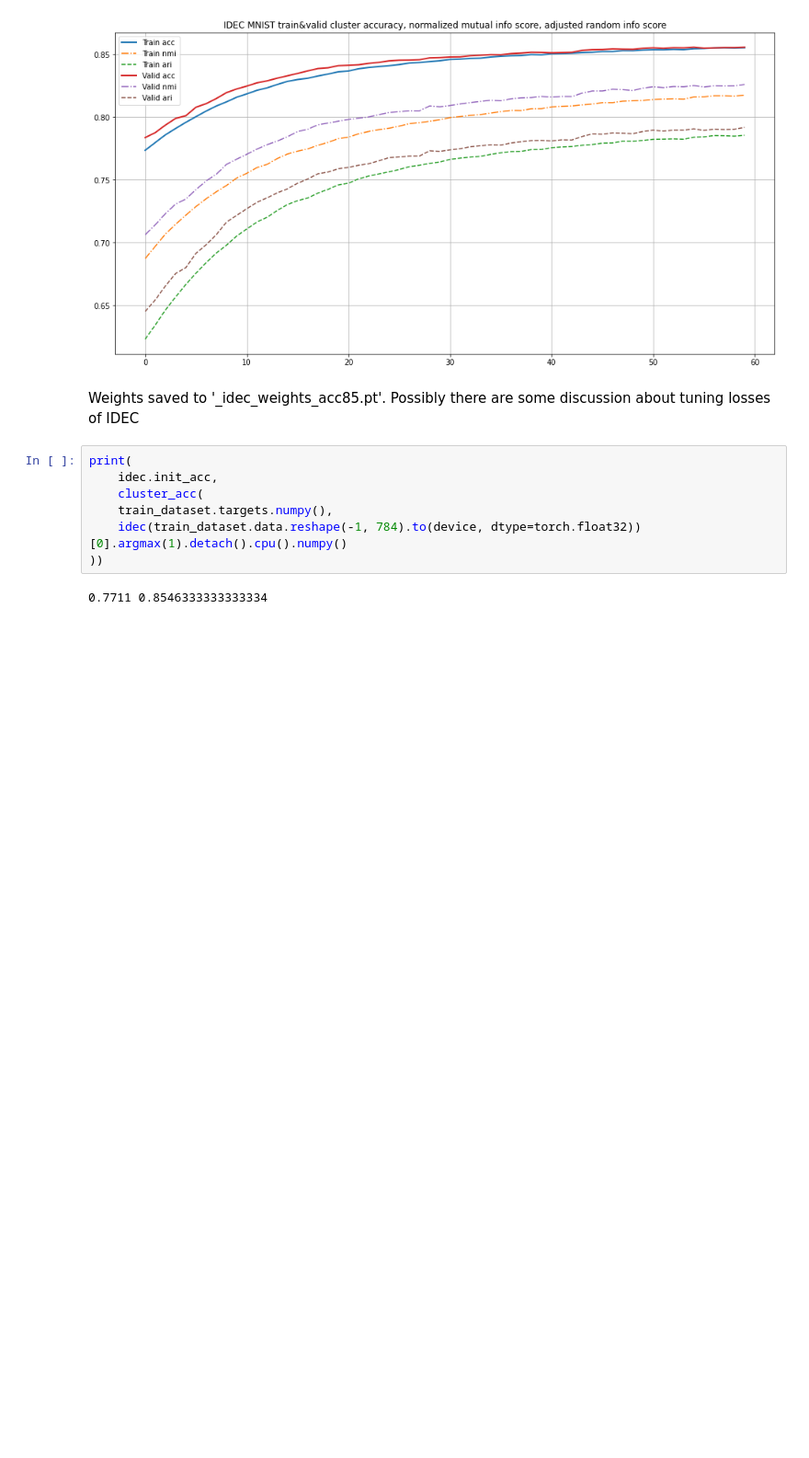
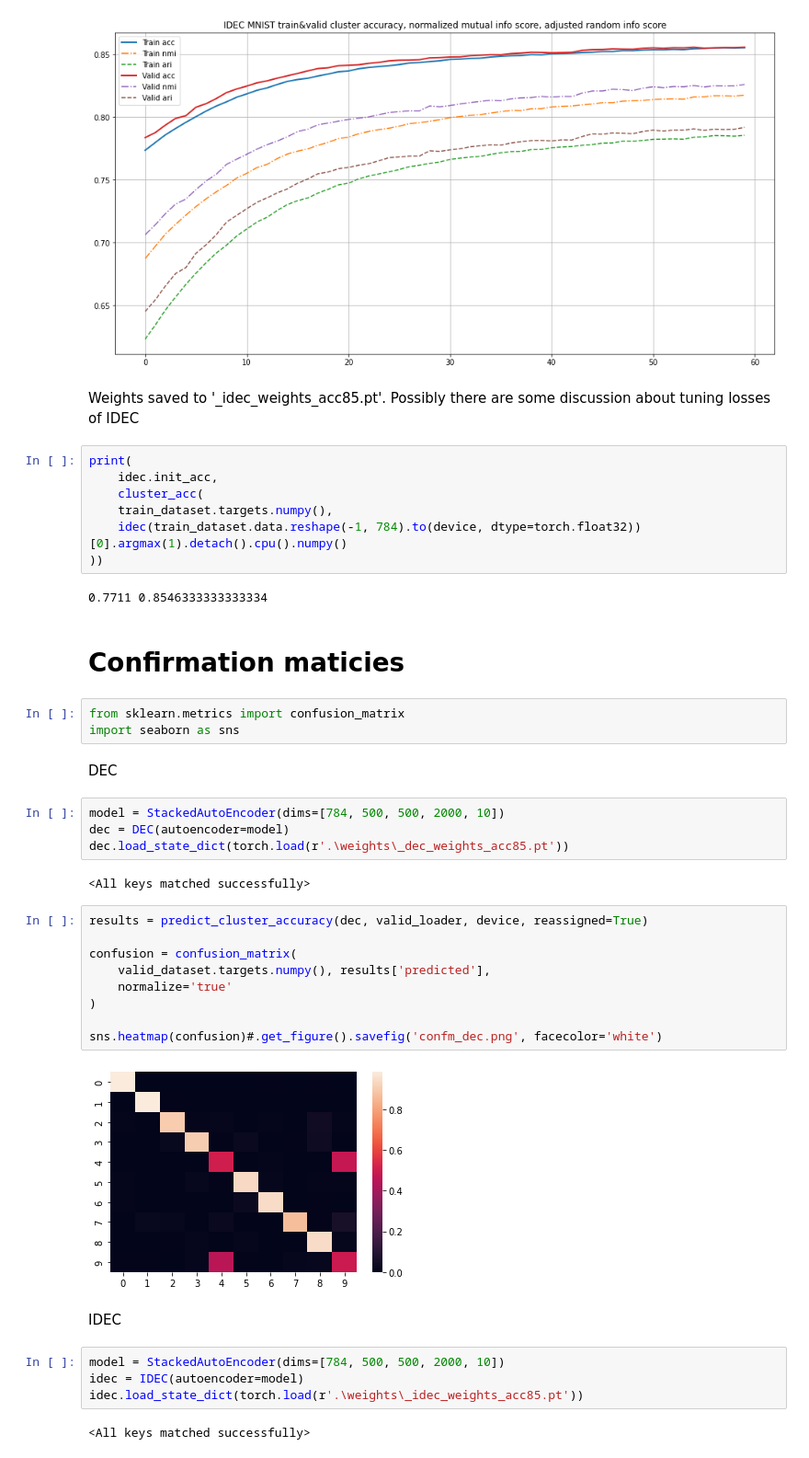
Before and after one commit to grokhi/pytorch_DEC_IDEC_2022, a Jupyter notebook: DEC_IDEC_MNIST.ipynb, the cells around one changed output. Shown at 92% size. Saved outputs shown, nothing was run; the diff lists cells and outputs as text; blank space fills up the shorter version.

Commit message:
added confm

```diff
--- a/DEC_IDEC_MNIST.ipynb
+++ b/DEC_IDEC_MNIST.ipynb
@@ -268,3 +268,35 @@ print(
 ))
 # %% [output]
 0.7711 0.8546333333333334
+# %% [markdown]
+# Confirmation maticies
+# %%
+from sklearn.metrics import confusion_matrix
+import seaborn as sns
+# %% [markdown]
+DEC
+# %%
+model = StackedAutoEncoder(dims=[784, 500, 500, 2000, 10])
+dec = DEC(autoencoder=model)
+dec.load_state_dict(torch.load(r'.\weights\_dec_weights_acc85.pt'))
+# %% [output]
+<All keys matched successfully>
+# %%
+results = predict_cluster_accuracy(dec, valid_loader, device, reassigned=True)
+
+confusion = confusion_matrix(
+    valid_dataset.targets.numpy(), results['predicted'],
+    normalize='true'
+)
+
+sns.heatmap(confusion)#.get_figure().savefig('confm_dec.png', facecolor='white')
+# %% [output]
+[figure, added]
+# %% [markdown]
+IDEC
+# %%
+model = StackedAutoEncoder(dims=[784, 500, 500, 2000, 10])
+idec = IDEC(autoencoder=model)
+idec.load_state_dict(torch.load(r'.\weights\_idec_weights_acc85.pt'))
+# %% [output]
+<All keys matched successfully>
```
Also changed, not shown: parts of 2 cells of this notebook, 4 other files.
